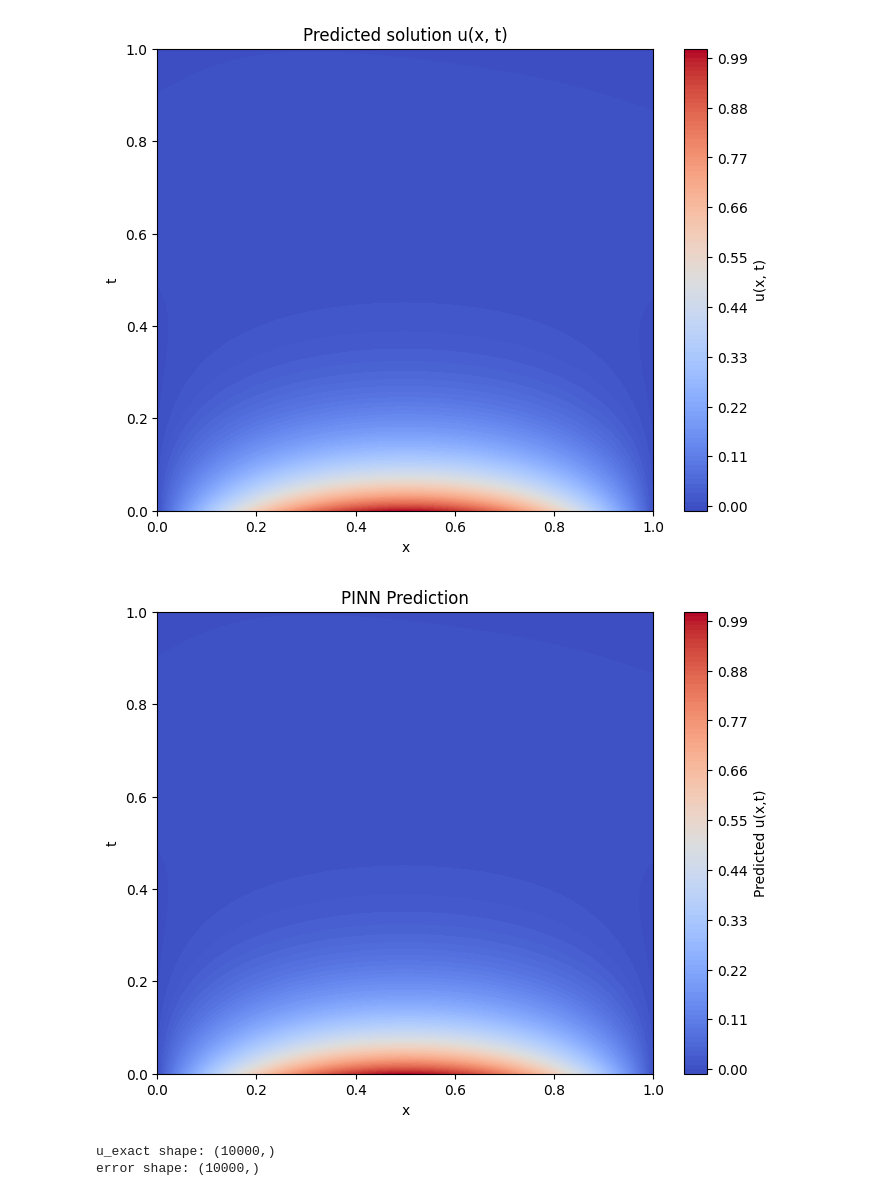
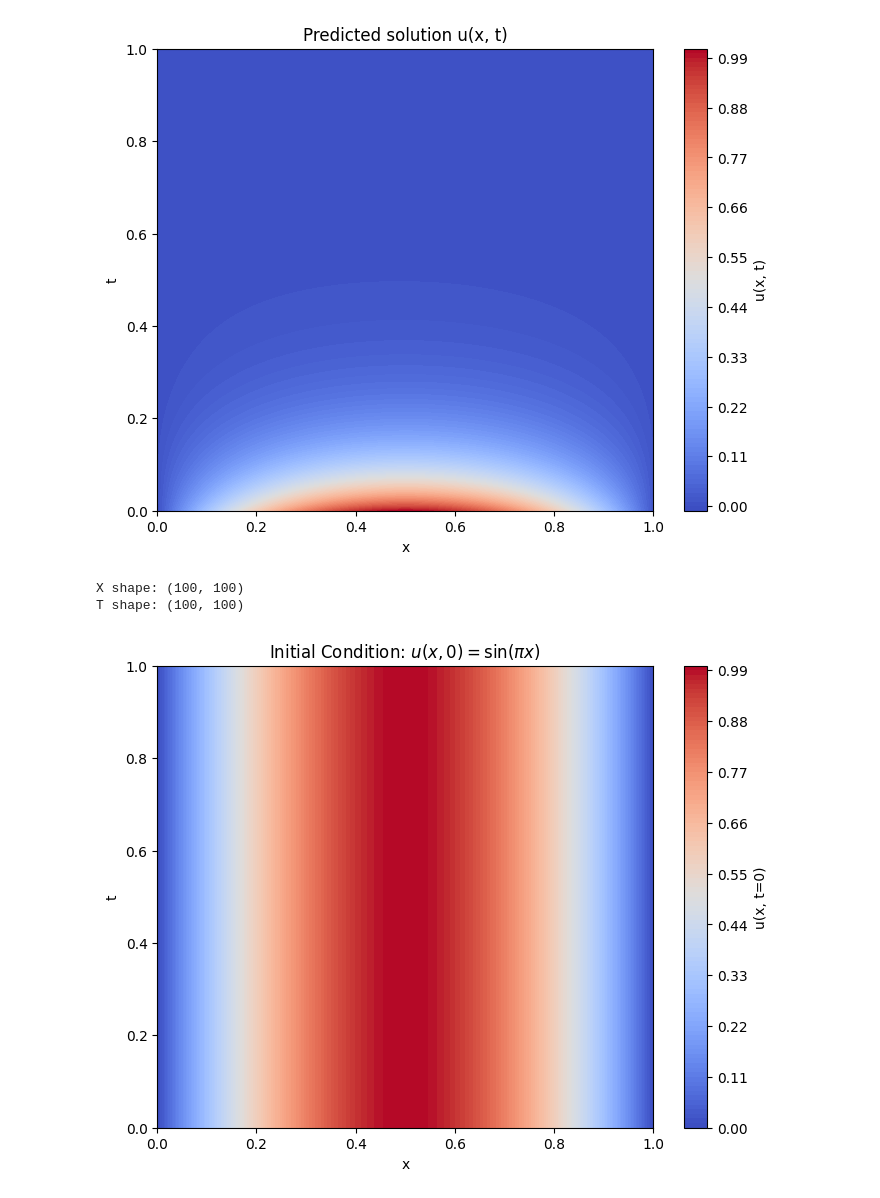
Before and after one commit to rkrmech2ml/Machine_Learning, a Jupyter notebook: train.ipynb, the cells around one changed output. Cells and saved outputs as stored; diff of their text form; code cells hidden in the pictures.

Commit message:
Pinn_full trained model_ for heat equation

```diff
--- a/train.ipynb
+++ b/train.ipynb
@@ -111,11 +108,6 @@ ValueError: cannot reshape array of size 100000000 into shape (100,100)
 print("XT_tensor shape:", XT_tensor.shape)
 print("u_pred shape:", u_pred.shape)
 
-print("u_pred shape:", u_pred.shape)
-
-
-
-import matplotlib.pyplot as plt
 
 plt.figure(figsize=(8, 6))
 plt.contourf(X, T, U, 100, cmap='coolwarm')
@@ -130,17 +122,34 @@ u_pred_np = u_pred.numpy().flatten()           # shape (10000,)
 u_exact = np.sin(np.pi * XT[:, 0]) * np.exp(-np.pi**2 * XT[:, 1])  # already shape (10000,)
 error = np.abs(u_pred_np - u_exact)
 
-U_pred = u_pred.numpy().reshape(100, 100)
+
+
+# Compute the initial condition on the same grid
+U0 = np.sin(np.pi * X)  # X has shape (100, 100)
+
 plt.figure(figsize=(8, 6))
-plt.contourf(X, T, U_pred, 100, cmap='coolwarm')
-plt.colorbar(label='Predicted u(x,t)')
-plt.title('PINN Prediction')
+print("X shape:", X.shape)
+print("T shape:", T.shape)
+plt.contourf(X, T, U0, 100, cmap='coolwarm')
+plt.colorbar(label='u(x, t=0)')
+plt.xlabel('x')
+plt.ylabel('t')
+plt.title('Initial Condition: $u(x, 0) = \sin(\pi x)$')
+plt.show()
+
+
+
+plt.figure(figsize=(8, 6))
+U_exact = u_exact.reshape(100, 100)
+print("X shape:", X.shape)
+print("T shape:", T.shape)
+print("U_exact shape:", U_exact.shape)
+plt.contourf(X, T, U_exact, 100,cmap='coolwarm')
+plt.colorbar(label='Exact u(x,t)')
+plt.title('Exact Solution $u(x, t)$')
 plt.xlabel('x')
 plt.ylabel('t')
 plt.show()
-
-print("u_exact shape:", u_exact.shape)
-print("error shape:", error.shape)
 # %% [output]
 XT_tensor shape: (10000, 2)
 u_pred shape: (10000, 1)
@@ -148,4 +156,4 @@ u_pred shape: (10000, 1)
 [figure]
+X shape: (100, 100)
+T shape: (100, 100)
-[figure, old version]
+[figure, new version]
-u_exact shape: (10000,)
-error shape: (10000,)
```
Also changed, not shown: parts of 4 cells of this notebook, 9 other files.
